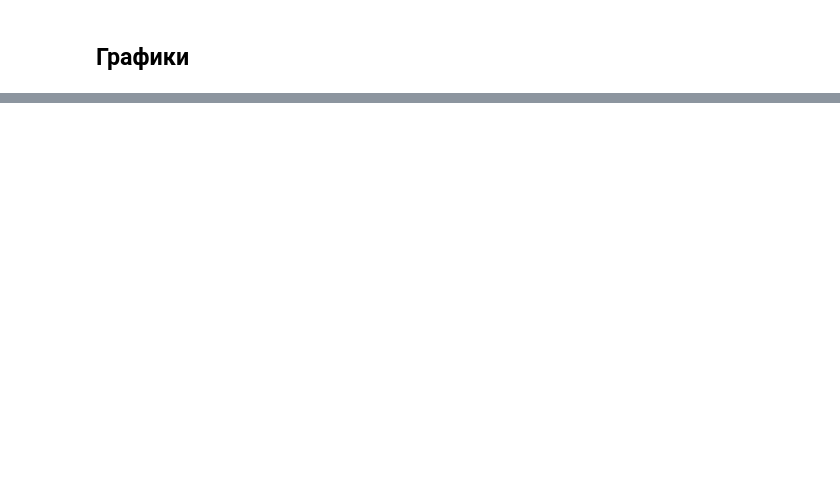
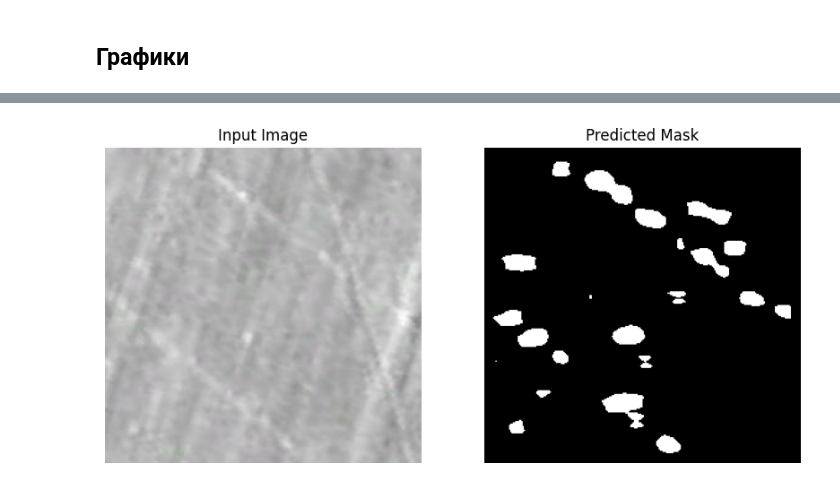
Before and after one commit to raindow1/drainage_pipes_detection, a Jupyter notebook: U-net.ipynb, the cells around one changed output, grey strips where cells are left out. Drawn from its saved outputs; the diff is of its cells as text; code cells hidden in the pictures; blank space fills up the shorter version.

```diff
--- a/U-net.ipynb
+++ b/U-net.ipynb
@@ -343,0 +317,30 @@ plt.show()
+# %%
+image = preprocess_image(image_path_1).to(device)
+
+U_net_model = unet.UNetSM(in_channels=3, out_channels=1)
+U_net_model.load_state_dict(torch.load("u-net.pth"))
+U_net_model.eval()
+
+U_net_model_outputs = U_net_model(image)
+with torch.no_grad():
+     pred_mask = torch.sigmoid(U_net_model_outputs).squeeze().cpu().numpy()
+     pred_mask = (pred_mask > 0.28).astype(np.uint8)
+# %%
+# Отображение исходного изображения и маски
+plt.figure(figsize=(10, 5))
+
+# Исходное изображение
+plt.subplot(1, 2, 1)
+plt.imshow(Image.open(image_path_1))
+plt.title("Input Image")
+plt.axis("off")
+
+# Предсказанная маска
+plt.subplot(1, 2, 2)
+plt.imshow(pred_mask, cmap="gray")
+plt.title("Predicted Mask")
+plt.axis("off")
+
+plt.show()
+# %% [output]
+[figure, added]
```
Also changed, not shown: parts of 23 cells of this notebook, 3 other files.
